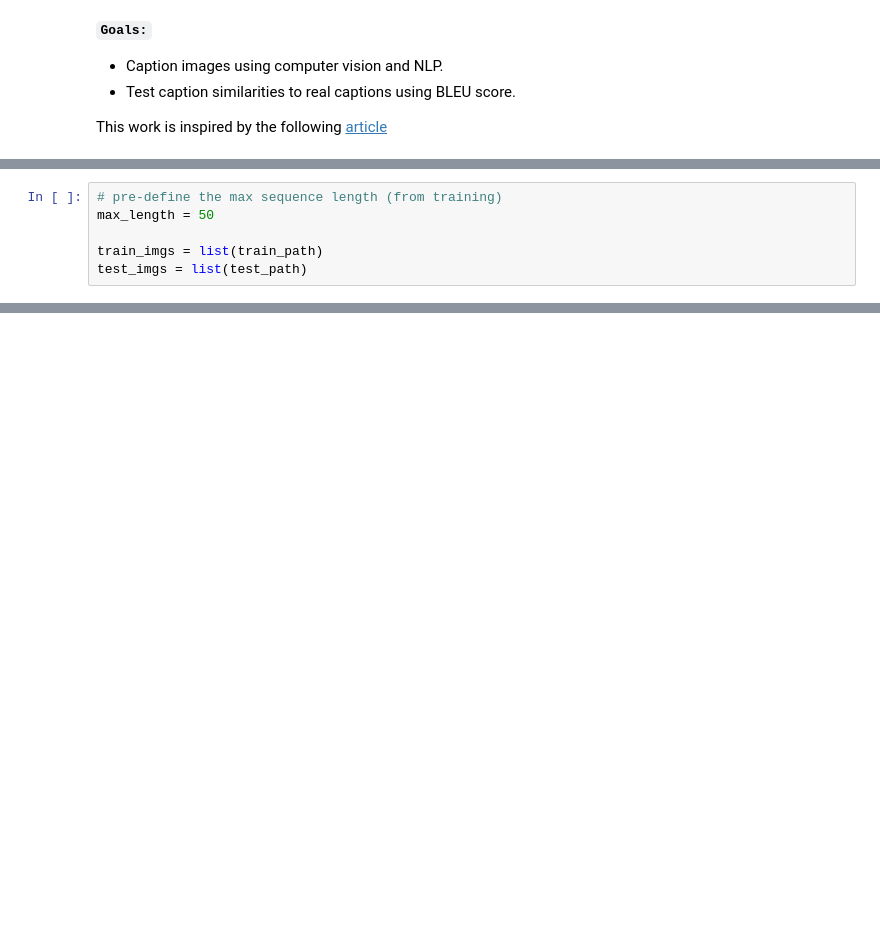
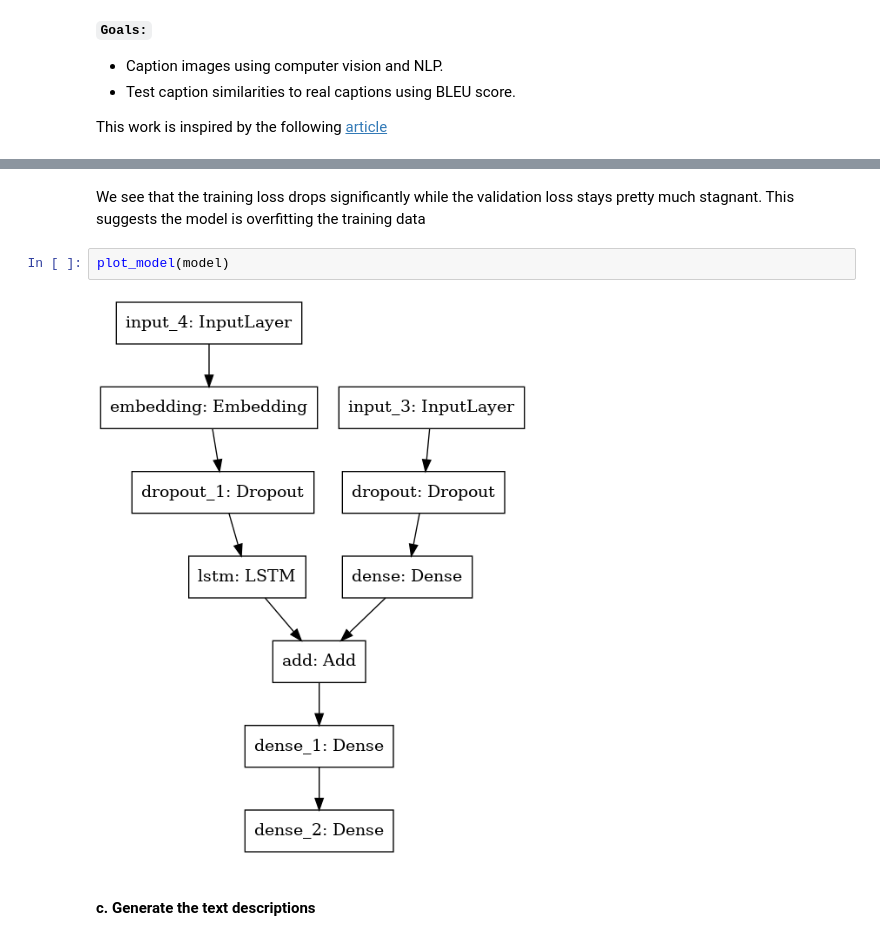
Before and after one commit to Idrissben/X-Ray-Processing, a Jupyter notebook: notebooks/3-Captioning.ipynb, the cells around one changed output, grey strips where cells are left out. Saved outputs shown, nothing was run; the diff lists cells and outputs as text; blank space fills up the shorter version.

```diff
--- a/notebooks/3-Captioning.ipynb
+++ b/notebooks/3-Captioning.ipynb
@@ -311,6 +12,0 @@ def generate_desc(model, tokenizer, photo, max_length):
-# %%
-# pre-define the max sequence length (from training)
-max_length = 50
-
-train_imgs = list(train_path)
-test_imgs = list(test_path)
@@ -337,0 +387,8 @@ startseq lateral views of the chest overlying external cardiac monitor leads sho
+# %% [markdown]
+We see that the training loss drops significantly while the validation loss stays pretty much stagnant. This suggests the model is overfitting the training data
+# %%
+plot_model(model)
+# %% [output]
+[figure, added]
+# %% [markdown]
+#### c. Generate the text descriptions
```
Also changed, not shown: parts of 40 cells of this notebook, 14 other files.
